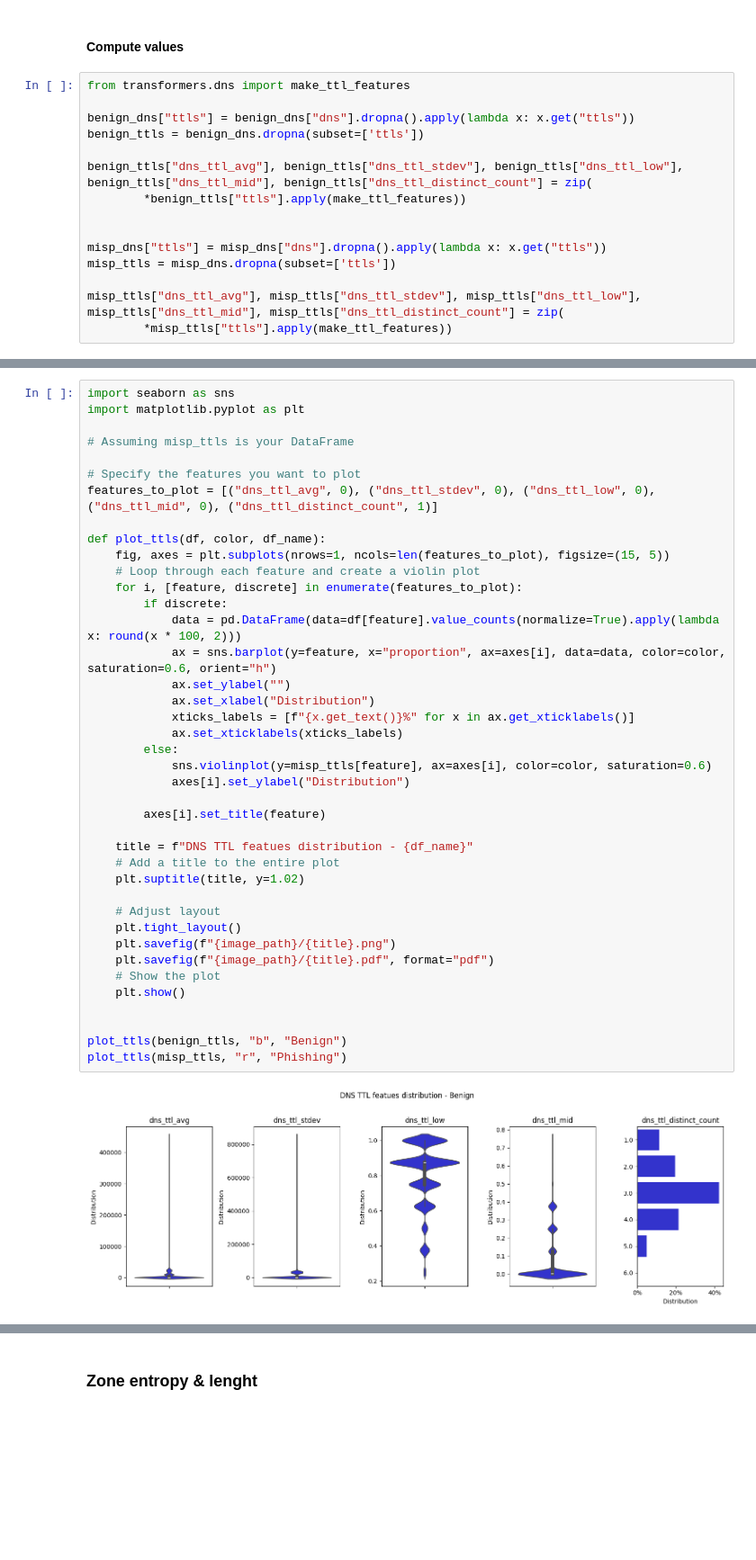
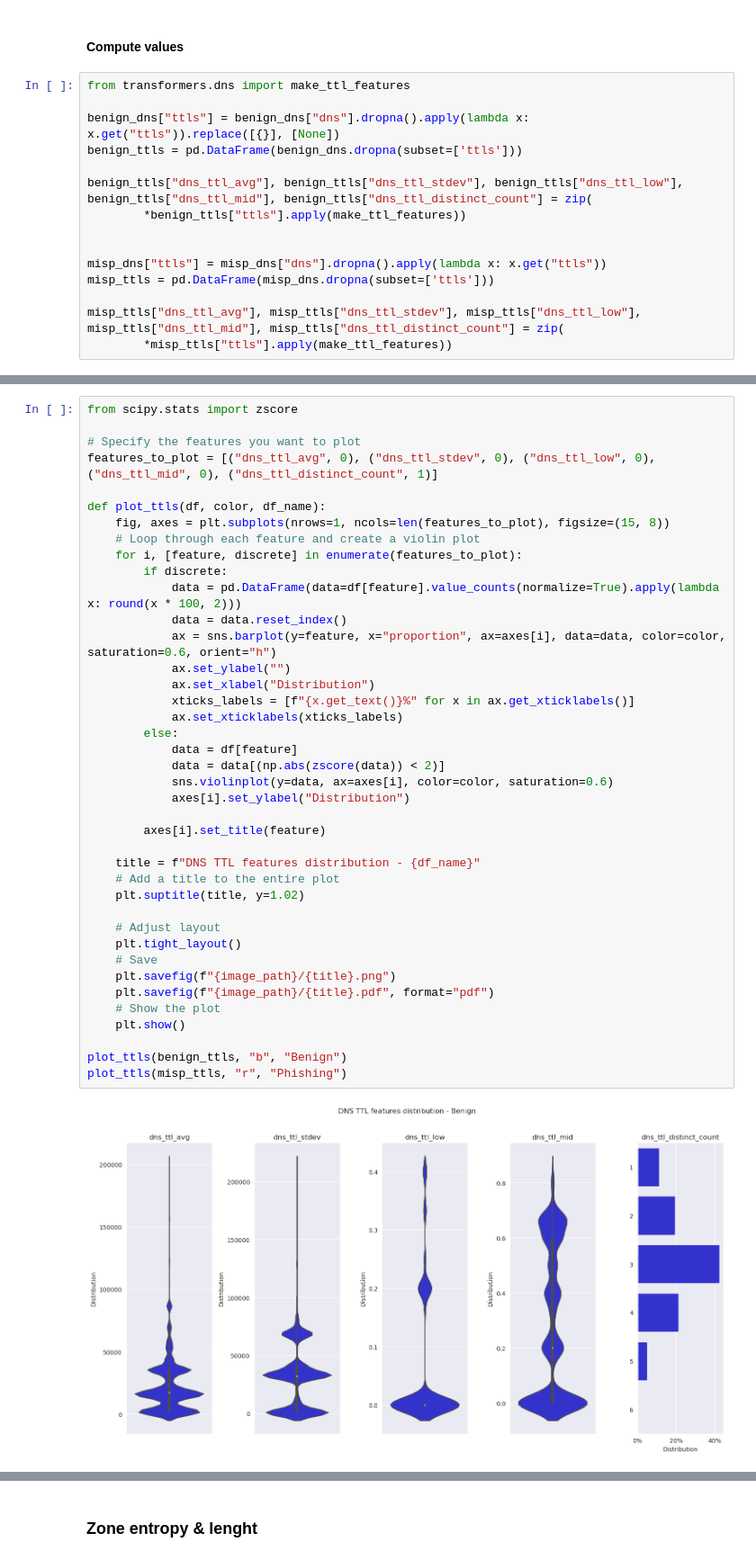
Before and after one commit to WitchoutName/pp-research-tools, a Jupyter notebook: MongoAnalysis.ipynb, the cells around one changed output, grey strips where cells are left out. Shown at 90% size. Cells and saved outputs as stored; diff of their text form; blank space fills up the shorter version.

Commit message:
Fix TTL plots and add new ones

```diff
--- a/MongoAnalysis.ipynb
+++ b/MongoAnalysis.ipynb
@@ -986,15 +971,15 @@ misp_dns = pd.DataFrame(list(misp.find({}, filed_dict)))
 # %%
 from transformers.dns import make_ttl_features
 
-benign_dns["ttls"] = benign_dns["dns"].dropna().apply(lambda x: x.get("ttls"))
-benign_ttls = benign_dns.dropna(subset=['ttls'])
+benign_dns["ttls"] = benign_dns["dns"].dropna().apply(lambda x: x.get("ttls")).replace([{}], [None])
+benign_ttls = pd.DataFrame(benign_dns.dropna(subset=['ttls']))
 
 benign_ttls["dns_ttl_avg"], benign_ttls["dns_ttl_stdev"], benign_ttls["dns_ttl_low"], benign_ttls["dns_ttl_mid"], benign_ttls["dns_ttl_distinct_count"] = zip(
         *benign_ttls["ttls"].apply(make_ttl_features))
 
 
 misp_dns["ttls"] = misp_dns["dns"].dropna().apply(lambda x: x.get("ttls"))
-misp_ttls = misp_dns.dropna(subset=['ttls'])
+misp_ttls = pd.DataFrame(misp_dns.dropna(subset=['ttls']))
 
 misp_ttls["dns_ttl_avg"], misp_ttls["dns_ttl_stdev"], misp_ttls["dns_ttl_low"], misp_ttls["dns_ttl_mid"], misp_ttls["dns_ttl_distinct_count"] = zip(
         *misp_ttls["ttls"].apply(make_ttl_features))
@@ -1021,42 +988,42 @@ See the caveats in the documentation: https://pandas.pydata.org/pandas-docs/stab
 # %%
-import seaborn as sns
-import matplotlib.pyplot as plt
-
-# Assuming misp_ttls is your DataFrame
+from scipy.stats import zscore
 
 # Specify the features you want to plot
 features_to_plot = [("dns_ttl_avg", 0), ("dns_ttl_stdev", 0), ("dns_ttl_low", 0), ("dns_ttl_mid", 0), ("dns_ttl_distinct_count", 1)]
 
 def plot_ttls(df, color, df_name):
-    fig, axes = plt.subplots(nrows=1, ncols=len(features_to_plot), figsize=(15, 5))
+    fig, axes = plt.subplots(nrows=1, ncols=len(features_to_plot), figsize=(15, 8))
     # Loop through each feature and create a violin plot
     for i, [feature, discrete] in enumerate(features_to_plot):
         if discrete:
             data = pd.DataFrame(data=df[feature].value_counts(normalize=True).apply(lambda x: round(x * 100, 2)))
+            data = data.reset_index()
             ax = sns.barplot(y=feature, x="proportion", ax=axes[i], data=data, color=color, saturation=0.6, orient="h")
             ax.set_ylabel("")
             ax.set_xlabel("Distribution")
             xticks_labels = [f"{x.get_text()}%" for x in ax.get_xticklabels()]
             ax.set_xticklabels(xticks_labels)
         else:
-            sns.violinplot(y=misp_ttls[feature], ax=axes[i], color=color, saturation=0.6)
+            data = df[feature]
+            data = data[(np.abs(zscore(data)) < 2)]
+            sns.violinplot(y=data, ax=axes[i], color=color, saturation=0.6)
             axes[i].set_ylabel("Distribution")
 
         axes[i].set_title(feature)
 
-    title = f"DNS TTL featues distribution - {df_name}"
+    title = f"DNS TTL features distribution - {df_name}"
     # Add a title to the entire plot
     plt.suptitle(title, y=1.02)
 
     # Adjust layout
     plt.tight_layout()
+    # Save
     plt.savefig(f"{image_path}/{title}.png")
     plt.savefig(f"{image_path}/{title}.pdf", format="pdf")
     # Show the plot
     plt.show()
 
-
 plot_ttls(benign_ttls, "b", "Benign")
 plot_ttls(misp_ttls, "r", "Phishing")
 # %% [output]
-[figure, old version]
+[figure, new version]
```
Also changed, not shown: parts of 22 cells of this notebook.
